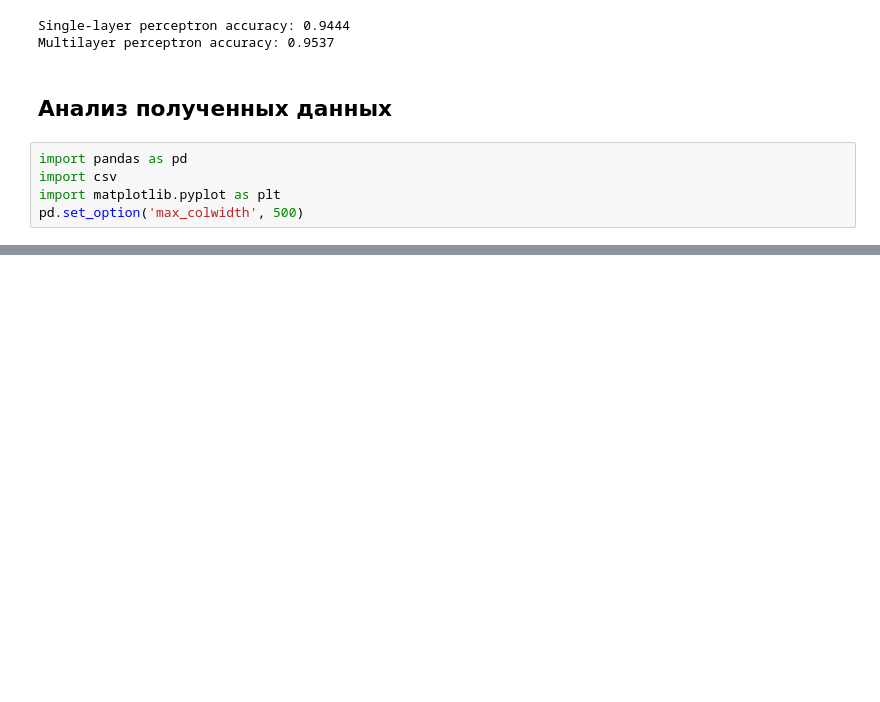
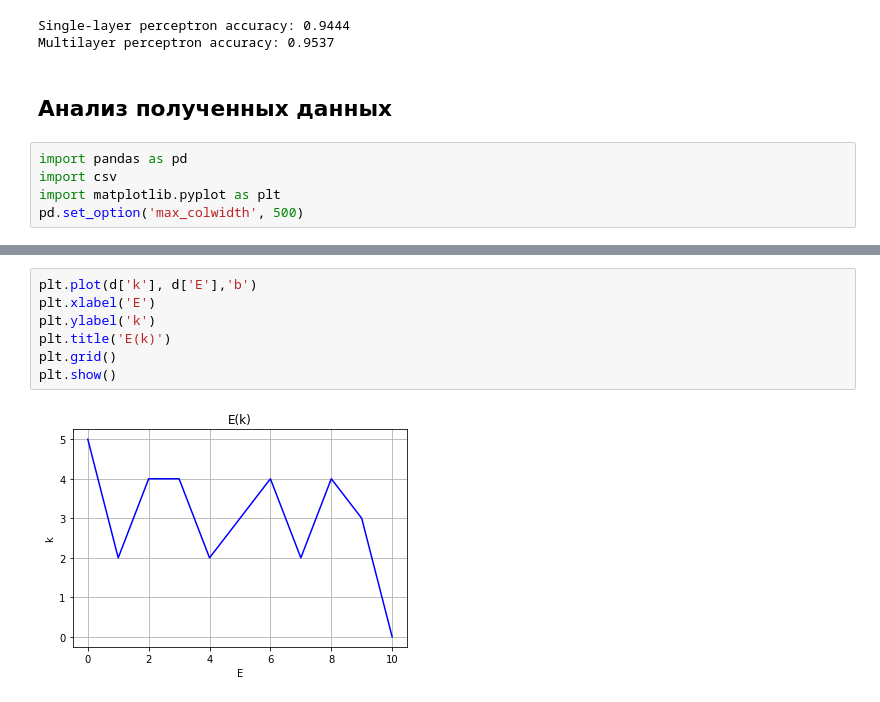
Before and after one commit to Dmitriy1594/simple_perceptron, a Jupyter notebook: release/Perceptron_sklearn.ipynb, the cells around one changed output, grey strips where cells are left out. Cells and saved outputs as stored; diff of their text form; blank space fills up the shorter version.

```diff
--- a/release/Perceptron_sklearn.ipynb
+++ b/release/Perceptron_sklearn.ipynb
@@ -115,0 +127,9 @@ plt.show()
+# %%
+plt.plot(d['k'], d['E'],'b')
+plt.xlabel('E')
+plt.ylabel('k')
+plt.title('E(k)')
+plt.grid()
+plt.show()
+# %% [output]
+[figure, added]
```
Also changed, not shown: parts of 5 cells of this notebook, 7 other files.
